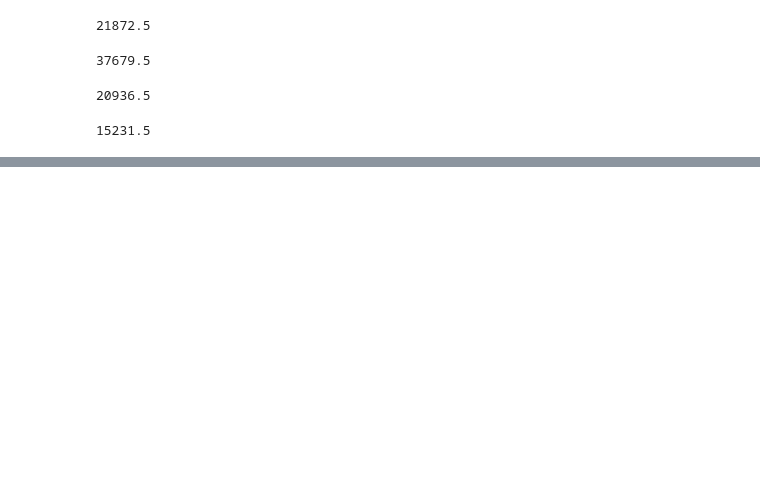
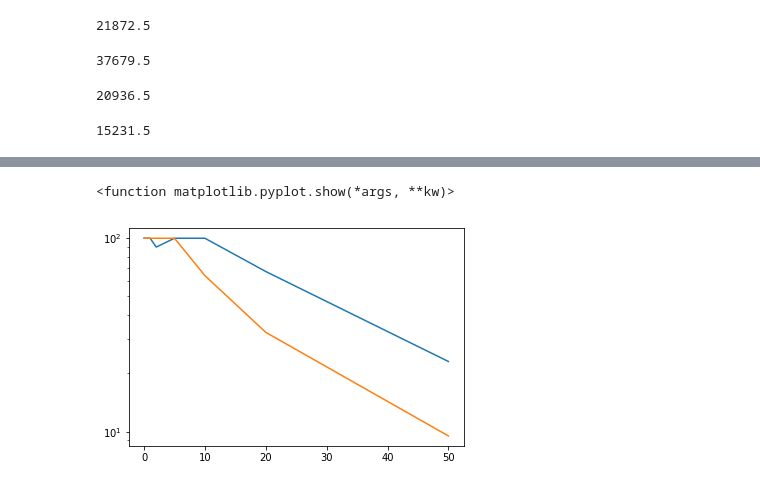
Before and after one commit to SaschaKrakovka/project, a Jupyter notebook: IC50MTZ_12_9_19_1.ipynb, the cells around one changed output, grey strips where cells are left out. Saved outputs shown, nothing was run; the diff lists cells and outputs as text; code cells hidden in the pictures; blank space fills up the shorter version.

```diff
--- a/IC50MTZ_12_9_19_1.ipynb
+++ b/IC50MTZ_12_9_19_1.ipynb
@@ -180,2 +198,12 @@ plt.show()
+# %%
+
+fig, ax = plt.subplots()
+ax.set_yscale('log')
+plt.plot(x,b)
+plt.plot(x,c)
+plt.show
+# %% [output]
+<function matplotlib.pyplot.show(*args, **kw)>
+[figure, added]
 # %%
 # %% [output]
```
Also changed, not shown: parts of 14 cells of this notebook, 2 other files.
